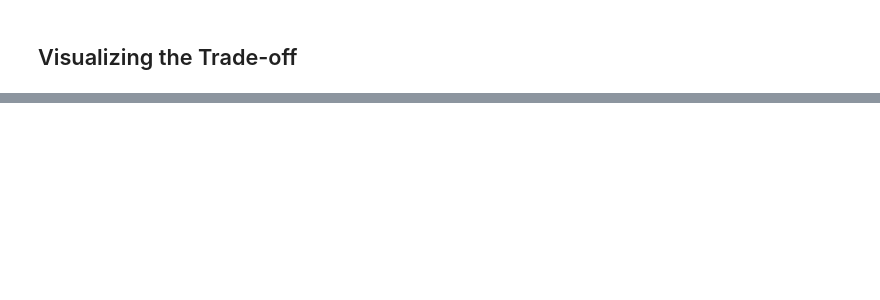
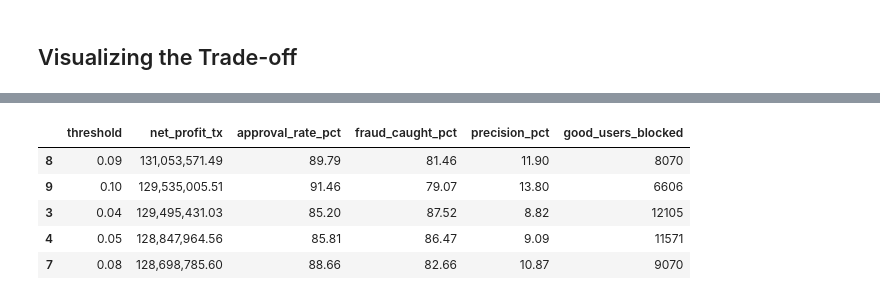
Before and after one commit to jessicabat/payment-risk-insight-platform, a Jupyter notebook: notebooks/02_economic_tradeoff_analysis.ipynb, the cells around one changed output, grey strips where cells are left out. Saved outputs shown, nothing was run; the diff lists cells and outputs as text; code cells hidden in the pictures; blank space fills up the shorter version.

```diff
--- a/notebooks/02_economic_tradeoff_analysis.ipynb
+++ b/notebooks/02_economic_tradeoff_analysis.ipynb
@@ -97 +251,34 @@ Name: 8, dtype: float64
+# %%
+# Display top 5 thresholds by transaction-level net value
+top5 = (
+    df_results
+    .sort_values(by="net_profit_tx", ascending=False)
+    .head(5)
+    .loc[:, [
+        "threshold",
+        "net_profit_tx",
+        "approval_rate_pct",
+        "fraud_caught_pct",
+        "precision_pct",
+        "good_users_blocked"
+    ]]
+)
+
+top5.rename(columns={
+    "threshold": "Threshold",
+    "net_profit_tx": "Net Value (local currency units)",
+    "approval_rate_pct": "Approval Rate (%)",
+    "fraud_caught_pct": "Fraud Caught (%)",
+    "precision_pct": "Precision (%)",
+    "good_users_blocked": "Good Users Blocked"
+})
+
+top5
+# %% [output]
+|  | threshold | net_profit_tx | approval_rate_pct | fraud_caught_pct | precision_pct | good_users_blocked |
+| 8 | 0.09 | 131,053,571.49 | 89.79 | 81.46 | 11.90 | 8070 |
+| 9 | 0.10 | 129,535,005.51 | 91.46 | 79.07 | 13.80 | 6606 |
+| 3 | 0.04 | 129,495,431.03 | 85.20 | 87.52 | 8.82 | 12105 |
+| 4 | 0.05 | 128,847,964.56 | 85.81 | 86.47 | 9.09 | 11571 |
+| 7 | 0.08 | 128,698,785.60 | 88.66 | 82.66 | 10.87 | 9070 |
 # %%
```
Also changed, not shown: parts of 7 cells of this notebook, 12 other files.
